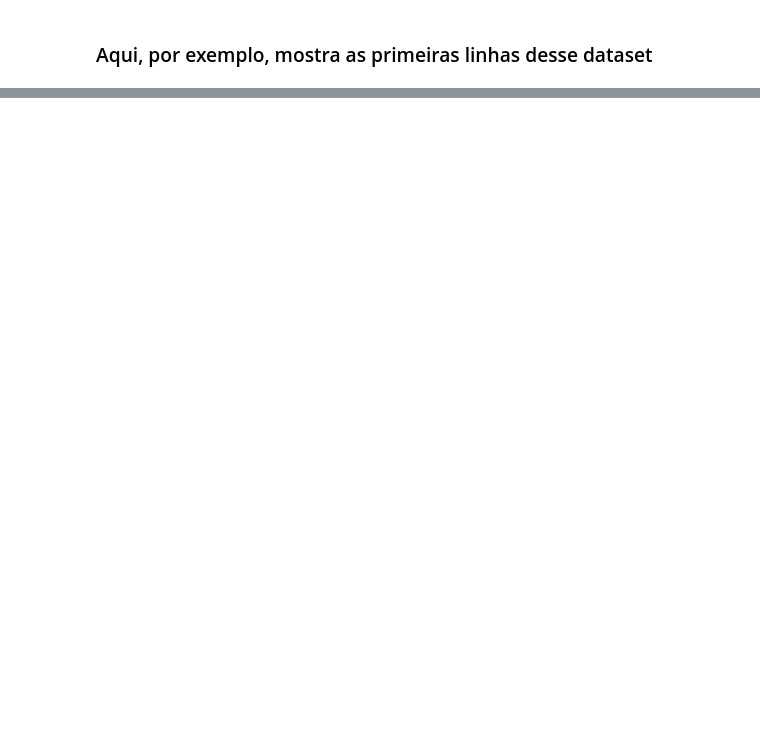
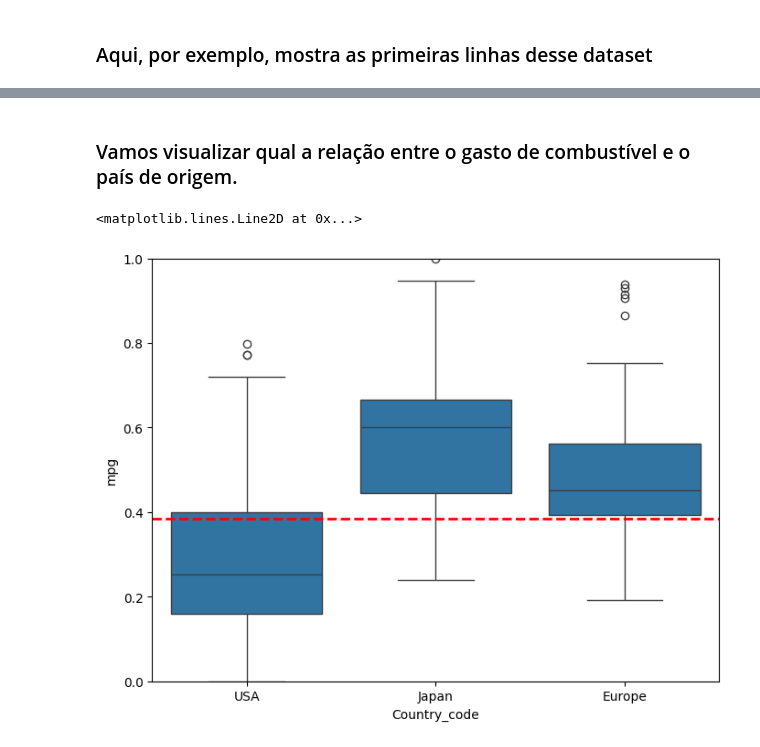
Before and after one commit to Piccichelli/Projeto_C318, a Jupyter notebook: projeto.ipynb, the cells around one changed output, grey strips where cells are left out. Cells and saved outputs as stored; diff of their text form; code cells hidden in the pictures; blank space fills up the shorter version.

```diff
--- a/projeto.ipynb
+++ b/projeto.ipynb
@@ -71,0 +182,17 @@ df.describe()
+# %%
+def normalizar(a):
+    b = (a-a.min())/(a.max()-a.min())
+    return b
+
+df_scale = df.copy()
+
+df_scale ['displacement'] = normalizar(df_scale['displacement'])
+df_scale['horsepower'] = normalizar(df_scale['horsepower'])
+df_scale ['acceleration'] = normalizar(df_scale['acceleration'])
+df_scale ['weight'] = normalizar(df_scale['weight'])
+df_scale['mpg'] = normalizar(df_scale['mpg'])
+
+df['Country_code'] = df.origin.replace([1,2,3],['USA','Europe','Japan'])
+df_scale['Country_code'] = df.origin.replace([1,2,3],['USA','Europe','Japan'])
+
+df_scale.head()
@@ -71,0 +206,12 @@ df.describe()
+# %% [markdown]
+### Vamos visualizar qual a relação entre o gasto de combustível e o país de origem.
+# %%
+var = 'Country_code'
+data_plt = pd.concat([df_scale['mpg'], df_scale[var]], axis=1)
+f, ax = plt.subplots(figsize=(8, 6))
+fig = sns.boxplot(x=var, y="mpg", data=data_plt)
+fig.axis(ymin=0, ymax=1)
+plt.axhline(df_scale.mpg.mean(),color='r',linestyle='dashed',linewidth=2)
+# %% [output]
+<matplotlib.lines.Line2D at 0x...>
+[figure, added]
```
Also changed, not shown: parts of 50 cells of this notebook, 2 other files.
